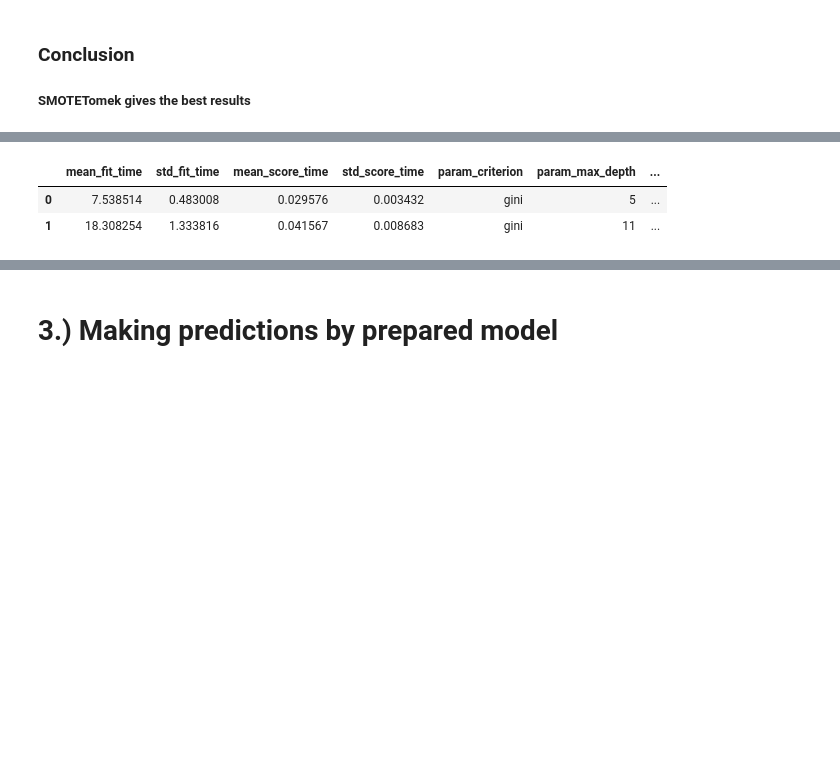
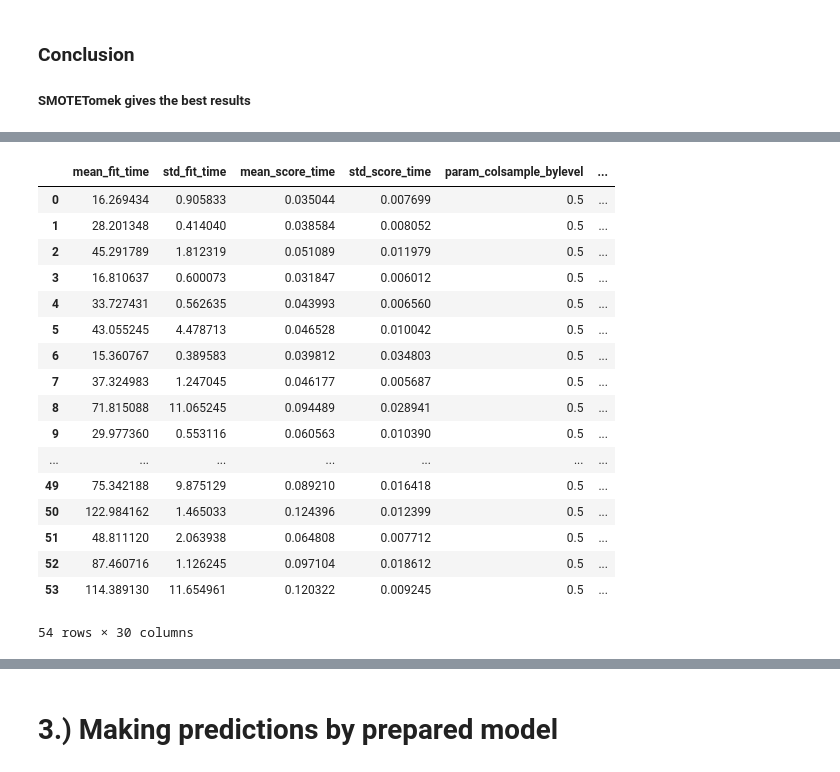
Before and after one commit to PriyeshDave/Projects, a Jupyter notebook: Road Traffic Severity Classification/Code/DataPreprocessing.ipynb, the cells around one changed output, grey strips where cells are left out. Saved outputs shown, nothing was run; the diff lists cells and outputs as text; code cells hidden in the pictures; blank space fills up the shorter version.

```diff
--- a/Road Traffic Severity Classification/Code/DataPreprocessing.ipynb
+++ b/Road Traffic Severity Classification/Code/DataPreprocessing.ipynb
@@ -950,7 +946,22 @@ grid_search.best_params_
 # %%
-pd.DataFrame(grid_search.cv_results_)
+#pd.DataFrame(grid_search.cv_results_)
 # %% [output]
-|  | mean_fit_time | std_fit_time | mean_score_time | std_score_time | param_criterion | param_max_depth | ... |
-| 0 | 7.538514 | 0.483008 | 0.029576 | 0.003432 | gini | 5 | ... |
-| 1 | 18.308254 | 1.333816 | 0.041567 | 0.008683 | gini | 11 | ... |
+|  | mean_fit_time | std_fit_time | mean_score_time | std_score_time | param_colsample_bylevel | ... |
+| 0 | 16.269434 | 0.905833 | 0.035044 | 0.007699 | 0.5 | ... |
+| 1 | 28.201348 | 0.414040 | 0.038584 | 0.008052 | 0.5 | ... |
+| 2 | 45.291789 | 1.812319 | 0.051089 | 0.011979 | 0.5 | ... |
+| 3 | 16.810637 | 0.600073 | 0.031847 | 0.006012 | 0.5 | ... |
+| 4 | 33.727431 | 0.562635 | 0.043993 | 0.006560 | 0.5 | ... |
+| 5 | 43.055245 | 4.478713 | 0.046528 | 0.010042 | 0.5 | ... |
+| 6 | 15.360767 | 0.389583 | 0.039812 | 0.034803 | 0.5 | ... |
+| 7 | 37.324983 | 1.247045 | 0.046177 | 0.005687 | 0.5 | ... |
+| 8 | 71.815088 | 11.065245 | 0.094489 | 0.028941 | 0.5 | ... |
+| 9 | 29.977360 | 0.553116 | 0.060563 | 0.010390 | 0.5 | ... |
+| ... | ... | ... | ... | ... | ... | ... |
+| 49 | 75.342188 | 9.875129 | 0.089210 | 0.016418 | 0.5 | ... |
+| 50 | 122.984162 | 1.465033 | 0.124396 | 0.012399 | 0.5 | ... |
+| 51 | 48.811120 | 2.063938 | 0.064808 | 0.007712 | 0.5 | ... |
+| 52 | 87.460716 | 1.126245 | 0.097104 | 0.018612 | 0.5 | ... |
+| 53 | 114.389130 | 11.654961 | 0.120322 | 0.009245 | 0.5 | ... |
+54 rows × 30 columns
 # %%
```
Also changed, not shown: parts of 129 cells of this notebook, 1 other file.
